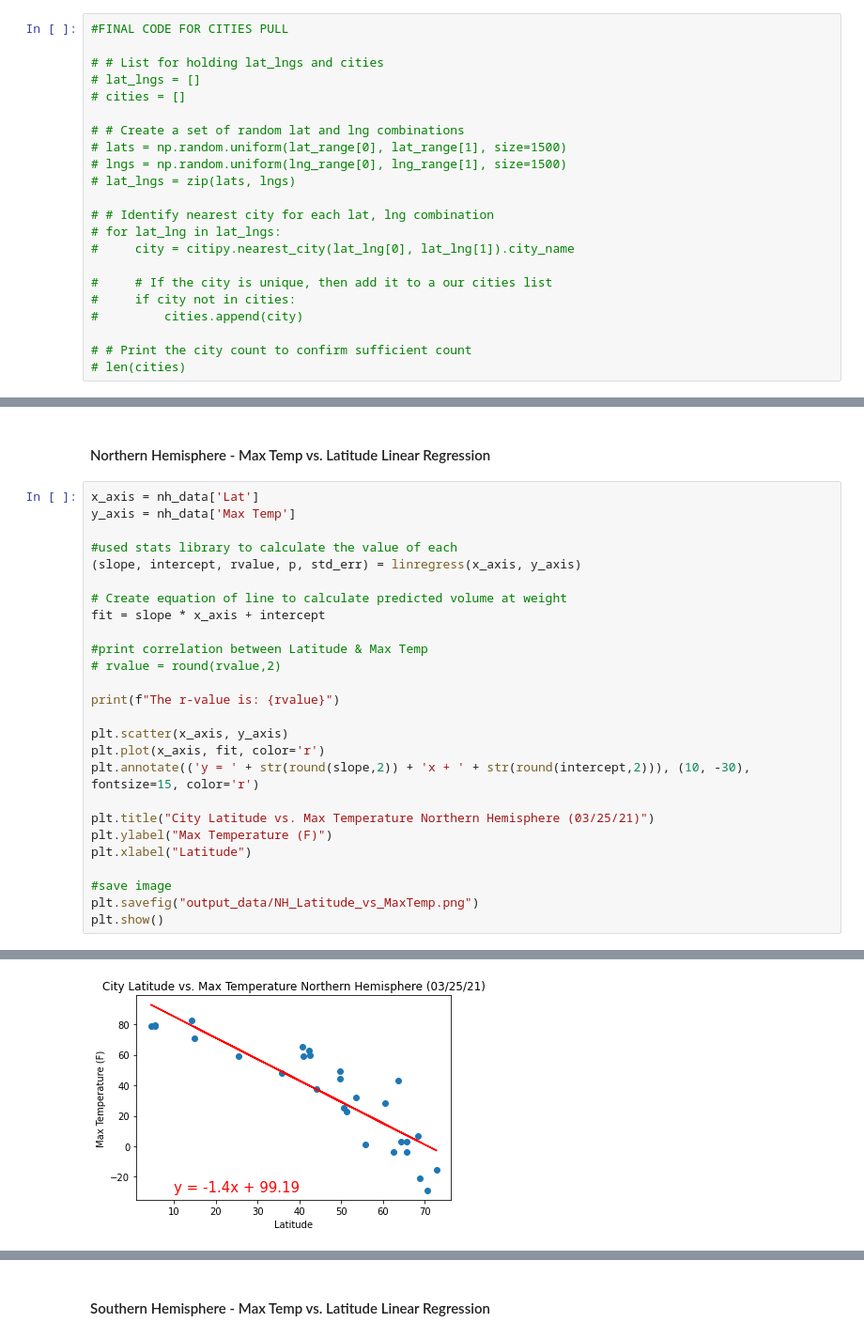
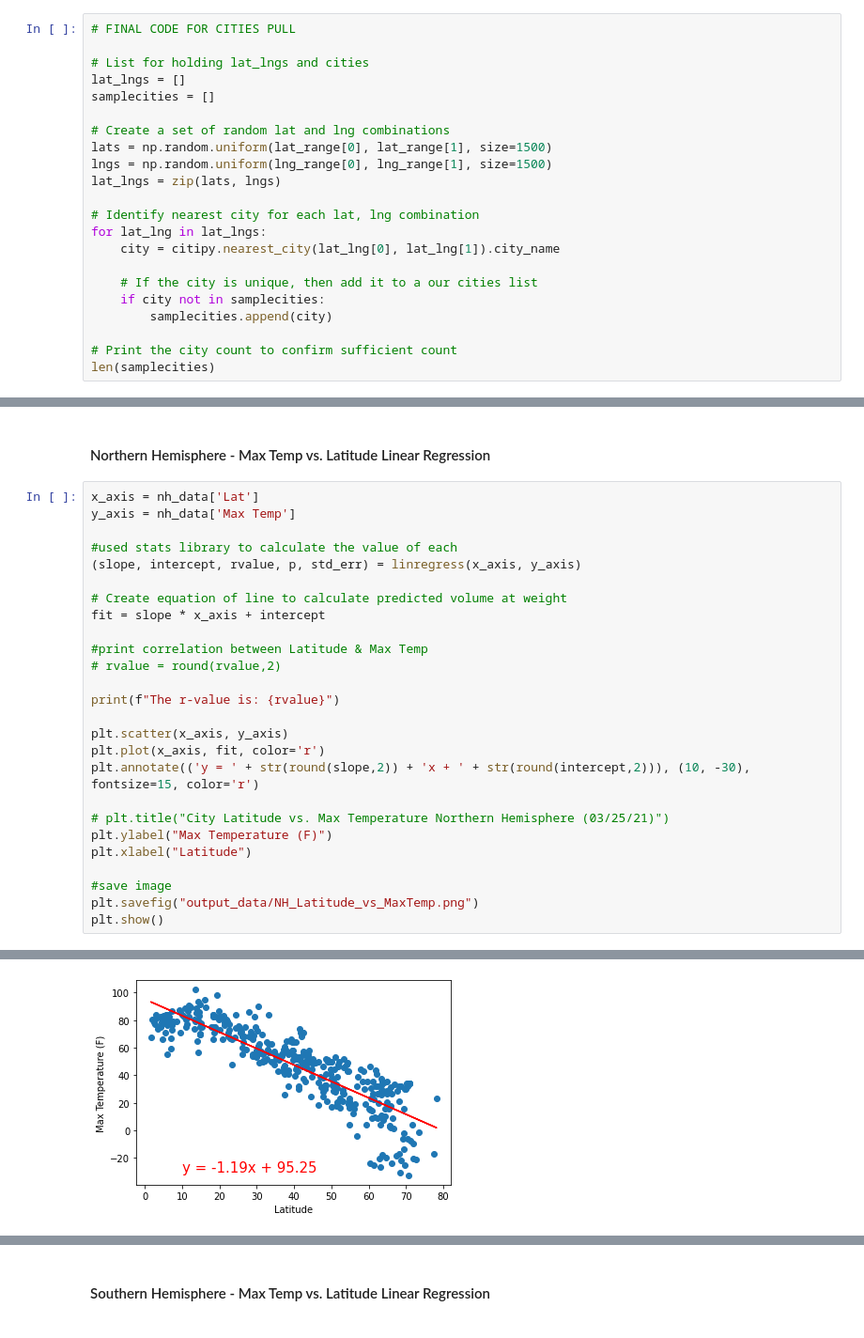
Before and after one commit to jdstrode/api-challenge, a Jupyter notebook: WeatherPy-updated.ipynb, the cells around one changed output, grey strips where cells are left out. Shown: that part at 94% size. Saved outputs shown, nothing was run; the diff lists cells and outputs as text.

Commit message:
updated w/ full sample and moved annotations accordingly

```diff
--- a/WeatherPy-updated.ipynb
+++ b/WeatherPy-updated.ipynb
@@ -29,25 +29,25 @@ lng_range = (-180, 180)
 # %% [markdown]
 ## Generate Cities List
 # %%
-#FINAL CODE FOR CITIES PULL
+# FINAL CODE FOR CITIES PULL
 
-# # List for holding lat_lngs and cities
-# lat_lngs = []
-# cities = []
+# List for holding lat_lngs and cities
+lat_lngs = []
+samplecities = []
 
-# # Create a set of random lat and lng combinations
-# lats = np.random.uniform(lat_range[0], lat_range[1], size=1500)
-# lngs = np.random.uniform(lng_range[0], lng_range[1], size=1500)
-# lat_lngs = zip(lats, lngs)
+# Create a set of random lat and lng combinations
+lats = np.random.uniform(lat_range[0], lat_range[1], size=1500)
+lngs = np.random.uniform(lng_range[0], lng_range[1], size=1500)
+lat_lngs = zip(lats, lngs)
 
-# # Identify nearest city for each lat, lng combination
-# for lat_lng in lat_lngs:
-#     city = citipy.nearest_city(lat_lng[0], lat_lng[1]).city_name
+# Identify nearest city for each lat, lng combination
+for lat_lng in lat_lngs:
+    city = citipy.nearest_city(lat_lng[0], lat_lng[1]).city_name
 
-#     # If the city is unique, then add it to a our cities list
-#     if city not in cities:
-#         cities.append(city)
+    # If the city is unique, then add it to a our cities list
+    if city not in samplecities:
+        samplecities.append(city)
 
-# # Print the city count to confirm sufficient count
-# len(cities)
+# Print the city count to confirm sufficient count
+len(samplecities)
 # %% [output]
@@ -299,7 +300,7 @@ plt.scatter(x_axis, y_axis)
 plt.plot(x_axis, fit, color='r')
 plt.annotate(('y = ' + str(round(slope,2)) + 'x + ' + str(round(intercept,2))), (10, -30), fontsize=15, color='r')
 
-plt.title("City Latitude vs. Max Temperature Northern Hemisphere (03/25/21)")
+# plt.title("City Latitude vs. Max Temperature Northern Hemisphere (03/25/21)")
 plt.ylabel("Max Temperature (F)")
 plt.xlabel("Latitude")
 
@@ -311 +312 @@ The r-value is: -0.8828081877150505
-[figure, old version]
+[figure, new version]
```
Also changed, not shown: parts of 26 cells of this notebook, 14 other files.
